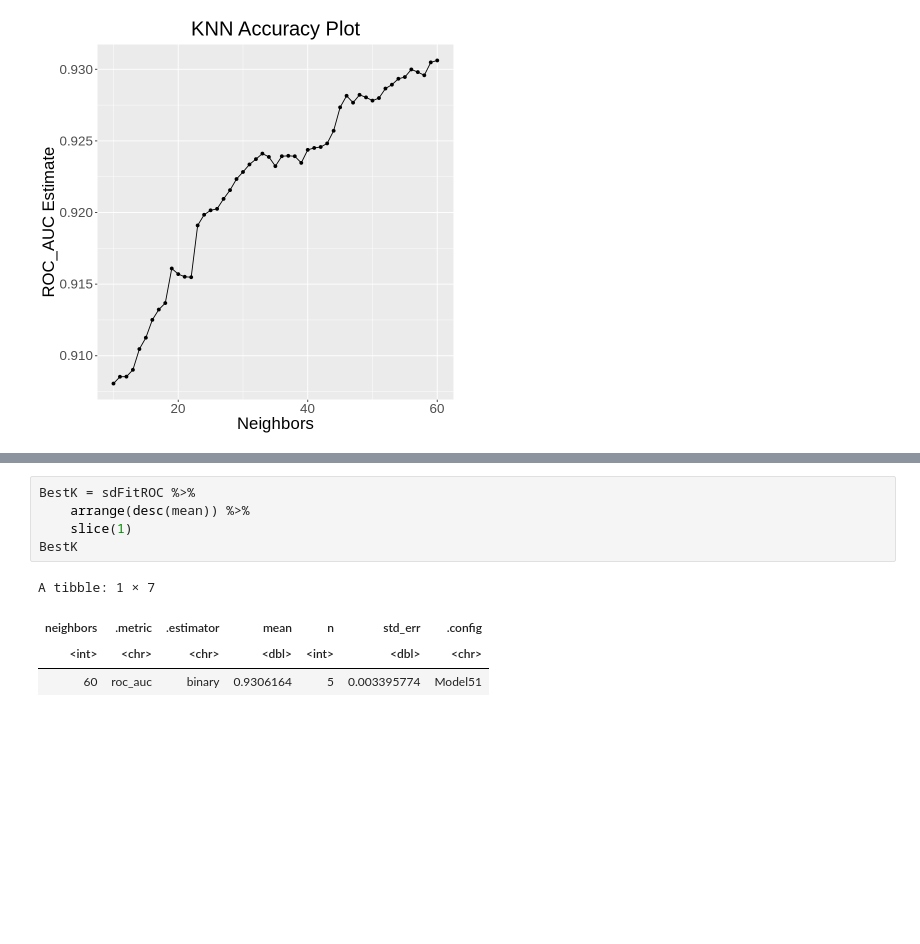
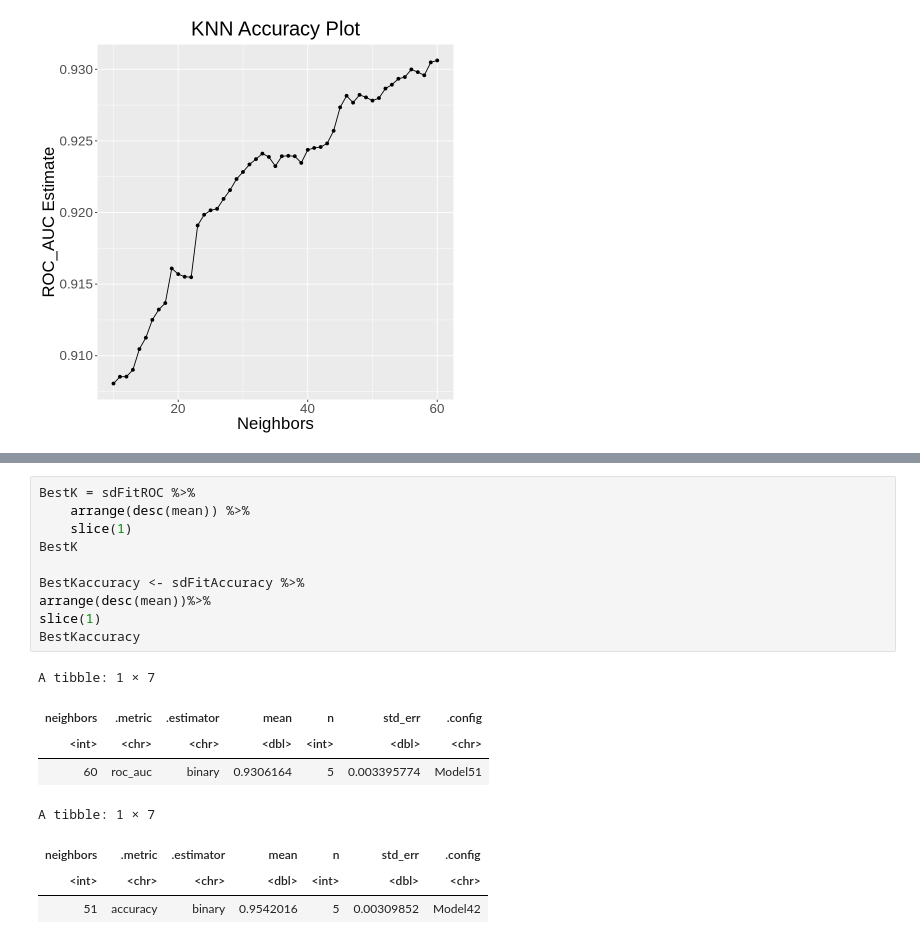
Before and after one commit to NicoRui/DSCI_100_Project, a Jupyter notebook: SD_Model.ipynb, the cells around one changed output, grey strips where cells are left out. Cells and saved outputs as stored; diff of their text form; blank space fills up the shorter version.

```diff
--- a/SD_Model.ipynb
+++ b/SD_Model.ipynb
@@ -152,10 +163,19 @@ ROC_plot
 # %%
 BestK = sdFitROC %>%
     arrange(desc(mean)) %>%
     slice(1)
 BestK
+
+BestKaccuracy <- sdFitAccuracy %>%
+arrange(desc(mean))%>%
+slice(1)
+BestKaccuracy
 # %% [output]
 A tibble: 1 × 7
 | neighbors | .metric | .estimator | mean | n | std_err | .config |
 | <int> | <chr> | <chr> | <dbl> | <int> | <dbl> | <chr> |
 | 60 | roc_auc | binary | 0.9306164 | 5 | 0.003395774 | Model51 |
+A tibble: 1 × 7
+| neighbors | .metric | .estimator | mean | n | std_err | .config |
+| <int> | <chr> | <chr> | <dbl> | <int> | <dbl> | <chr> |
+| 51 | accuracy | binary | 0.9542016 | 5 | 0.00309852 | Model42 |
```
Also changed, not shown: parts of 3 cells of this notebook.
